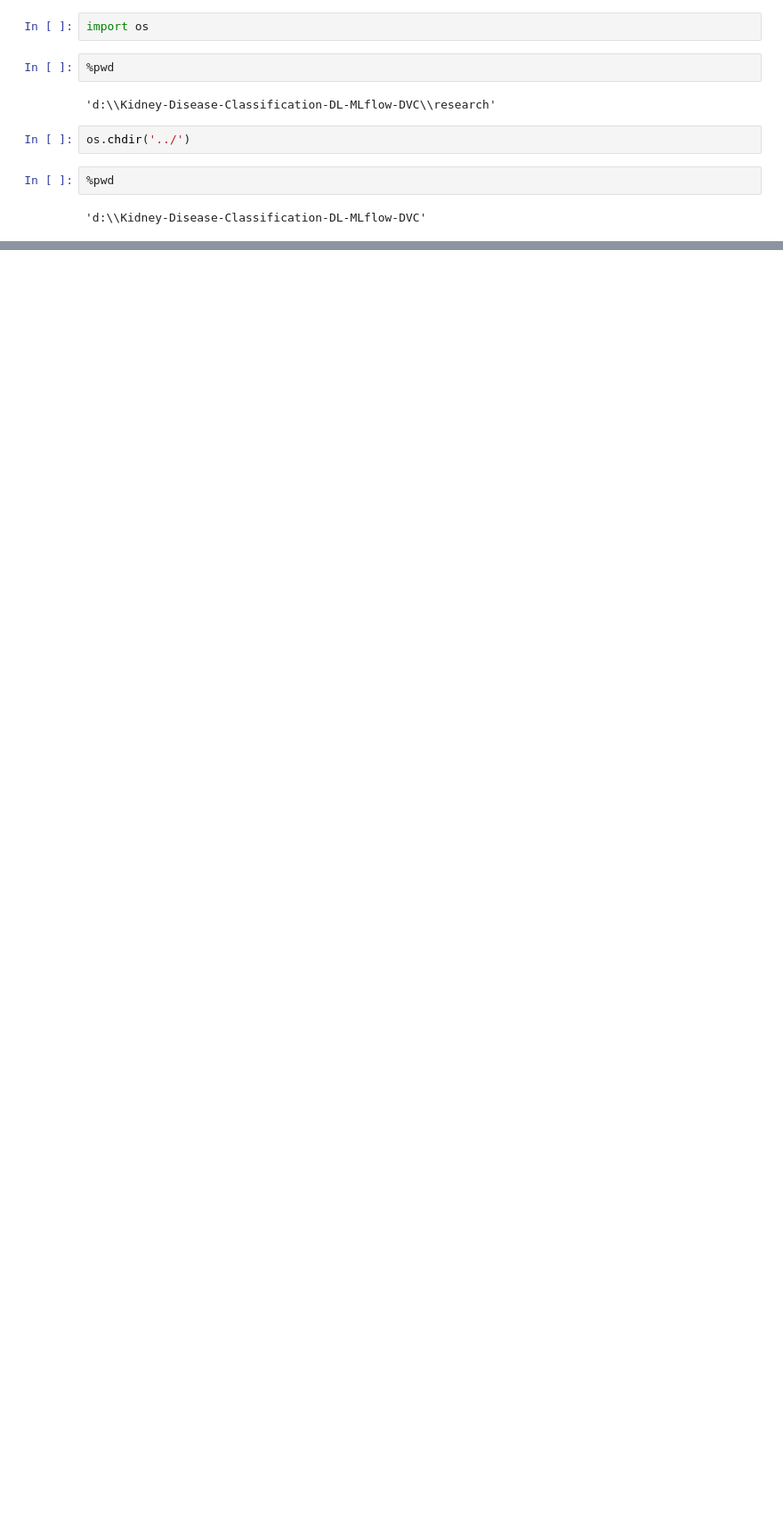
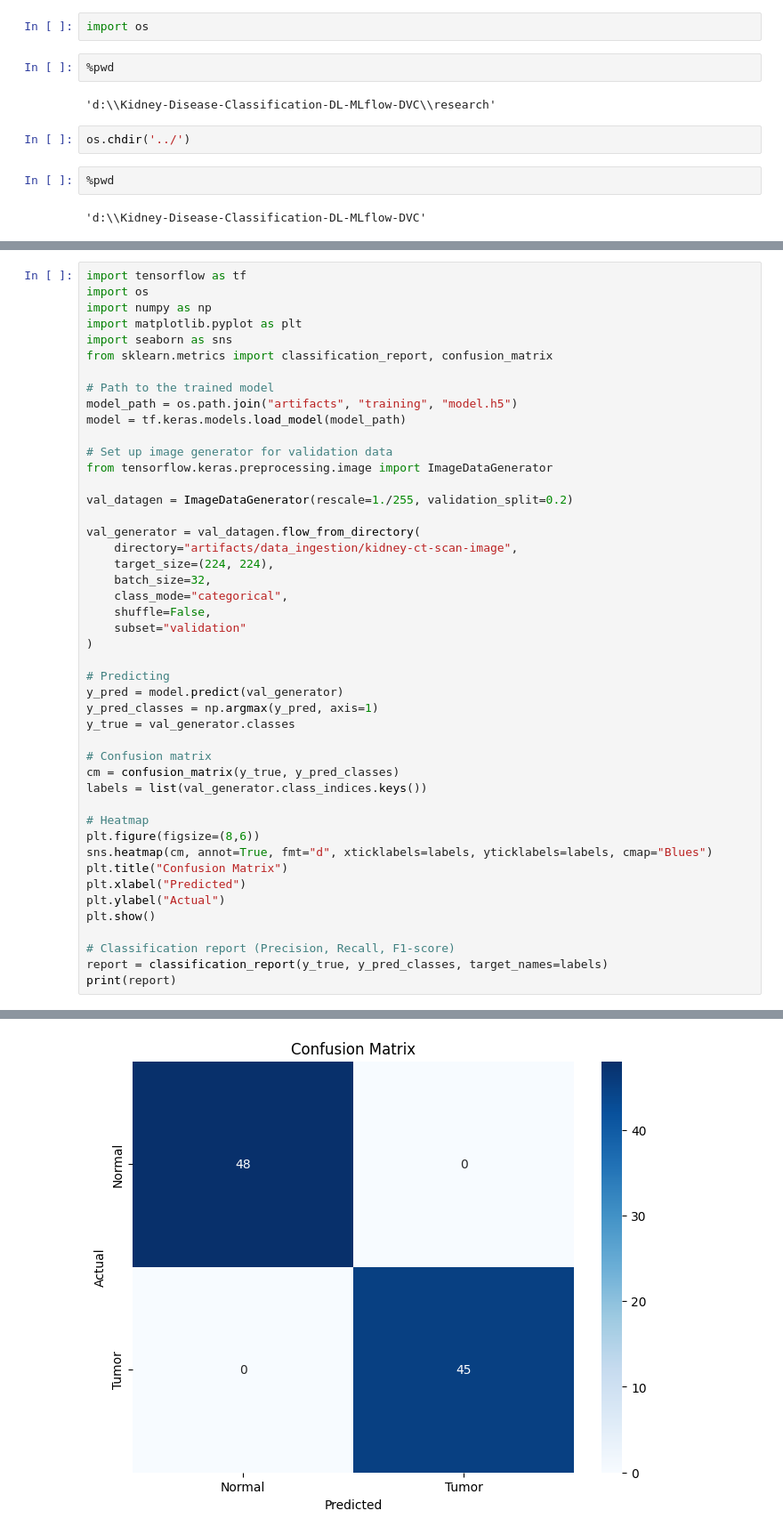
Before and after one commit to sujalgotnochill/Kidney-Disease-Classification-DL-MLflow-DVC, a Jupyter notebook: research/4_model_evaluation.ipynb, the cells around one changed output, grey strips where cells are left out. Shown: that part at 89% size. Drawn from its saved outputs; the diff is of its cells as text; blank space fills up the shorter version.

```diff
--- a/research/4_model_evaluation.ipynb
+++ b/research/4_model_evaluation.ipynb
@@ -22,0 +157,47 @@ with mlflow.start_run():
+# %%
+import tensorflow as tf
+import os
+import numpy as np
+import matplotlib.pyplot as plt
+import seaborn as sns
+from sklearn.metrics import classification_report, confusion_matrix
+
+# Path to the trained model
+model_path = os.path.join("artifacts", "training", "model.h5")
+model = tf.keras.models.load_model(model_path)
+
+# Set up image generator for validation data
+from tensorflow.keras.preprocessing.image import ImageDataGenerator
+
+val_datagen = ImageDataGenerator(rescale=1./255, validation_split=0.2)
+
+val_generator = val_datagen.flow_from_directory(
+    directory="artifacts/data_ingestion/kidney-ct-scan-image",
+    target_size=(224, 224),
+    batch_size=32,
+    class_mode="categorical",
+    shuffle=False,
+    subset="validation"
+)
+
+# Predicting
+y_pred = model.predict(val_generator)
+y_pred_classes = np.argmax(y_pred, axis=1)
+y_true = val_generator.classes
+
+# Confusion matrix
+cm = confusion_matrix(y_true, y_pred_classes)
+labels = list(val_generator.class_indices.keys())
+
+# Heatmap
+plt.figure(figsize=(8,6))
+sns.heatmap(cm, annot=True, fmt="d", xticklabels=labels, yticklabels=labels, cmap="Blues")
+plt.title("Confusion Matrix")
+plt.xlabel("Predicted")
+plt.ylabel("Actual")
+plt.show()
+
+# Classification report (Precision, Recall, F1-score)
+report = classification_report(y_true, y_pred_classes, target_names=labels)
+print(report)
+# %% [output]
@@ -22,0 +206 @@ with mlflow.start_run():
+[figure, added]
```
Also changed, not shown: parts of 15 cells of this notebook, 6 other files.
